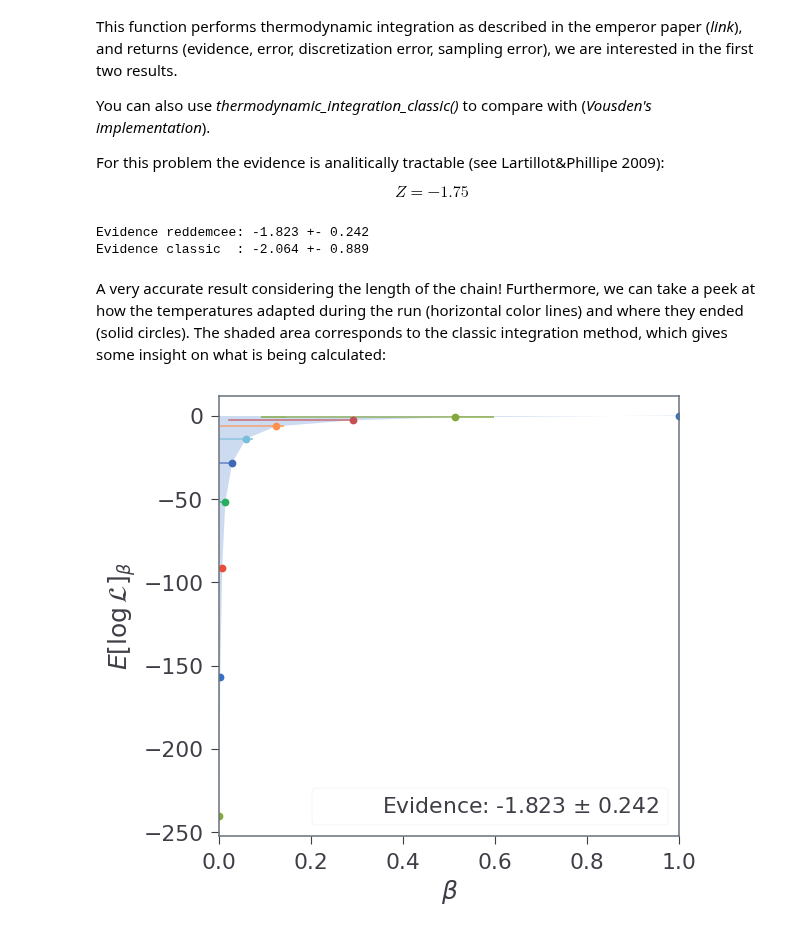
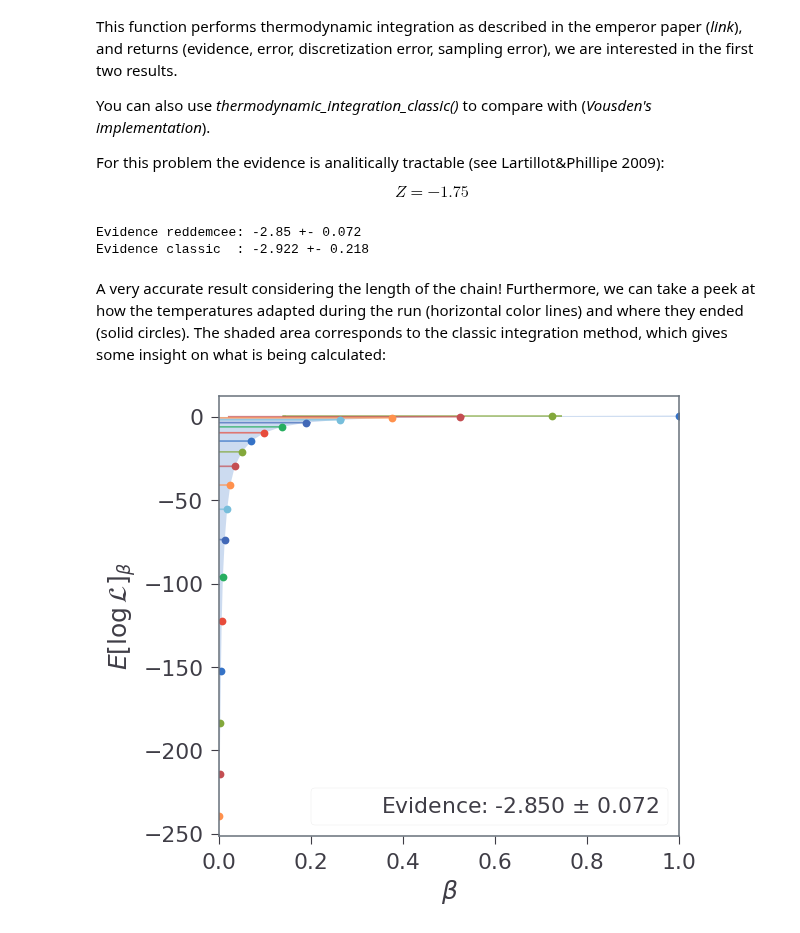
Before and after one commit to ReddTea/reddemcee, a Jupyter notebook: docs/tutorials_ntbks/evidence.ipynb, the cells around one changed output. Saved outputs shown, nothing was run; the diff lists cells and outputs as text; code cells hidden in the pictures.

```diff
--- a/docs/tutorials_ntbks/evidence.ipynb
+++ b/docs/tutorials_ntbks/evidence.ipynb
@@ -115,7 +78,7 @@ def plot_betas_evidence(sampler, setup, Z=0):
 Here we write the sampler initial conditions:
 Since we are doing thermodynamic integration, we will ramp up the temperatures to 10:
 # %%
-setup = [10, 100, 300, 2]
+setup = [20, 100, 3500, 2]
 ntemps, nwalkers, nsweeps, nsteps = setup
 p0 = list(np.random.uniform(limits_[0], limits_[1], [ntemps, nwalkers, ndim_]))
 # %% [markdown]
@@ -124,7 +87,7 @@ p0 = list(np.random.uniform(limits_[0], limits_[1], [ntemps, nwalkers, ndim_]))
 sampler = reddemcee.PTSampler(nwalkers, ndim_, loglike, logprior,
                               ntemps=ntemps,
                               adaptative=True,
-                              config_adaptation_halflife=300,
+                              config_adaptation_halflife=500,
                               config_adaptation_rate=0.3,
                               config_adaptation_decay=0)
 
@@ -154,11 +117,45 @@ Zc, Zcerr = sampler.thermodynamic_integration_classic(discard=500)
 print(f'Evidence reddemcee: {np.round(Z,3)} +- {np.round(Zerr,3)}')
 print(f'Evidence classic  : {np.round(Zc,3)} +- {np.round(Zcerr,3)}')
 # %% [output]
-Evidence reddemcee: -1.823 +- 0.242
-Evidence classic  : -2.064 +- 0.889
+Evidence reddemcee: -2.85 +- 0.072
+Evidence classic  : -2.922 +- 0.218
 # %% [markdown]
 A very accurate result considering the length of the chain! Furthermore, we can take a peek at how the temperatures adapted during the run (horizontal color lines) and where they ended (solid circles). The shaded area corresponds to the classic integration method, which gives some insight on what is being calculated:
 # %%
-plot_betas_evidence(sampler, setup, Z=sampler.thermodynamic_integration(discard=500))
+likes = sampler.get_logls(flat=True)
+betas = sampler.betas_history.reshape((setup[2], setup[0])).T
+
+logls = np.array([np.mean(likes[t]) for t in range(setup[0])])
+
+cor = ['C0', 'C1', 'C2', 'C4', 'C5', 'C7', 'C8', 'C9']
+colors = np.array([cor,cor,cor,cor,cor]).flatten()
+
+xaxis_la = r'$\beta$'
+yaxis_la = r'$E[\log \mathcal{L}]_\beta$'
+my_text = rf'Evidence: {Z:.3f} $\pm$ {Zerr:.3f}'
+if True:
+    fig, ax = pl.subplots()
+    for ti in range(ntemps):
+        bet = betas[ti]
+        ax.plot(bet, np.ones_like(bet)*logls[ti], colors[ti], alpha=0.7)
+        ax.plot(bet[-1], logls[ti], colors[ti]+'o')
+
+    ylims = ax.get_ylim()
+
+    betas0 = [x[-1] for x in betas]
+    ax.fill_between(betas0, logls,
+                        y2=0,
+                        #color='w',
+                        alpha=0.25)
+
+    ax.set_ylim(ylims)
+if True:
+    ax.scatter([], [], alpha=0, label=my_text)
+    pl.legend(loc=4)
+    ax.set_xlabel(xaxis_la)
+    ax.set_ylabel(yaxis_la)
+
+    ax.set_xlim([0, 1])
+    pl.tight_layout()
 # %% [output]
-[figure, old version]
+[figure, new version]
```
Also changed, not shown: parts of 10 cells of this notebook, 16 other files.
